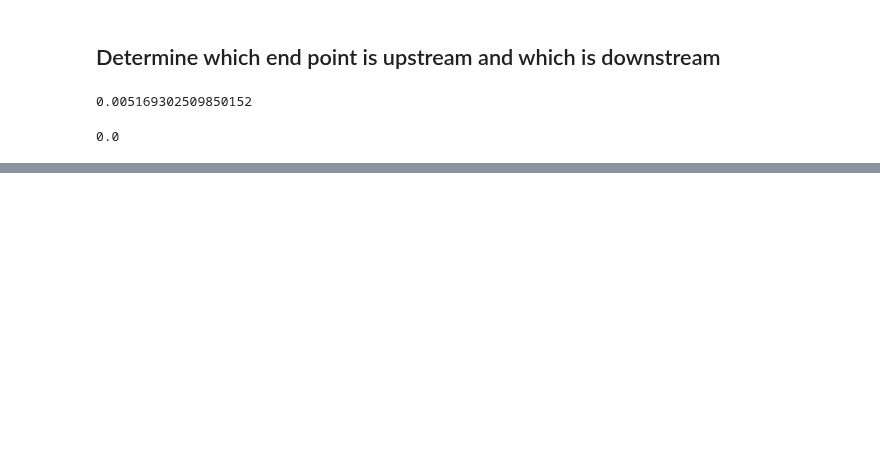
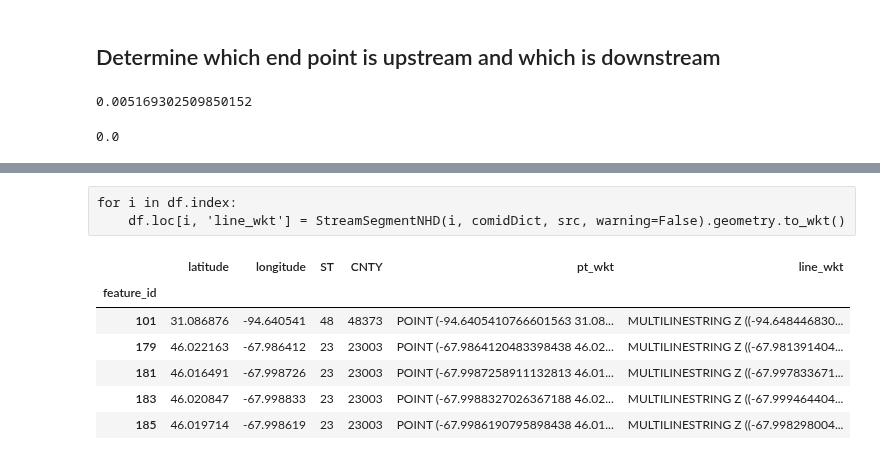
Before and after one commit to Dewberry/fcast, a Jupyter notebook: notebooks/explore_NHDPlus-Dev.ipynb, the cells around one changed output, grey strips where cells are left out. Saved outputs shown, nothing was run; the diff lists cells and outputs as text; code cells hidden in the pictures; blank space fills up the shorter version.

```diff
--- a/notebooks/explore_NHDPlus-Dev.ipynb
+++ b/notebooks/explore_NHDPlus-Dev.ipynb
@@ -119,0 +227,4 @@ gdf.plot(figsize=(10,10), categorical=True, column='comid', legend=True, cmap='p
+# %%
+df = pd.read_csv('data/nwm-v1.2-channel_spatial_index_w_attrs.csv', index_col='feature_id')
+df['ST'] = df['ST'].astype(str)
+df['CNTY'] = df['CNTY'].astype(str)
@@ -119,0 +241,3 @@ gdf.plot(figsize=(10,10), categorical=True, column='comid', legend=True, cmap='p
+# %% [raw]
+for i in df.index:
+    df.loc[i, 'line_wkt'] = StreamSegmentNHD(i, comidDict, src, warning=False).geometry.to_wkt()
@@ -119,0 +246,7 @@ gdf.plot(figsize=(10,10), categorical=True, column='comid', legend=True, cmap='p
+# %%
+results = {src[f]['properties']['COMID']: shape(src[f]['geometry']).wkt for f in src.keys()}
+# %%
+output_dataframe = pd.DataFrame.from_dict([results]).T
+# %%
+output_dataframe.index.name = 'feature_id'
+output_dataframe.rename(columns={0:'line_wkt'}, inplace=True)
@@ -119,0 +255,11 @@ gdf.plot(figsize=(10,10), categorical=True, column='comid', legend=True, cmap='p
+# %%
+with_line = df.join(output_dataframe)
+with_line.head()
+# %% [output]
+|  | latitude | longitude | ST | CNTY | pt_wkt | line_wkt |
+| feature_id |  |  |  |  |  |  |
+| 101 | 31.086876 | -94.640541 | 48 | 48373 | POINT (-94.6405410766601563 31.08... | MULTILINESTRING Z ((-94.648446830... |
+| 179 | 46.022163 | -67.986412 | 23 | 23003 | POINT (-67.9864120483398438 46.02... | MULTILINESTRING Z ((-67.981391404... |
+| 181 | 46.016491 | -67.998726 | 23 | 23003 | POINT (-67.9987258911132813 46.01... | MULTILINESTRING Z ((-67.997833671... |
+| 183 | 46.020847 | -67.998833 | 23 | 23003 | POINT (-67.9988327026367188 46.02... | MULTILINESTRING Z ((-67.999464404... |
+| 185 | 46.019714 | -67.998619 | 23 | 23003 | POINT (-67.9986190795898438 46.01... | MULTILINESTRING Z ((-67.998298004... |
```
Also changed, not shown: parts of 31 cells of this notebook, 1 other file.
